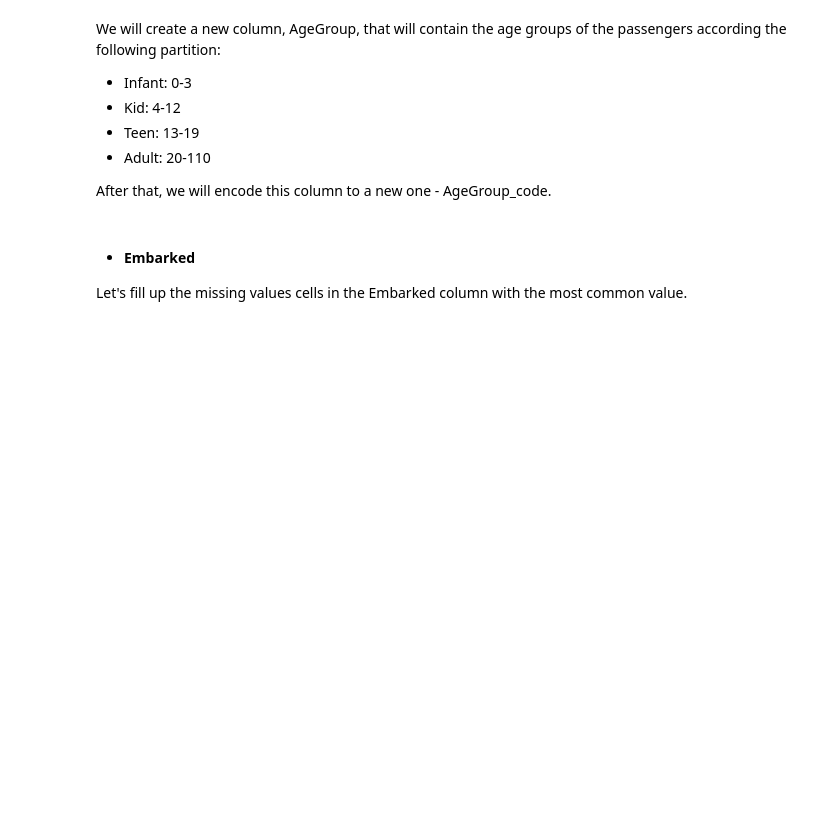
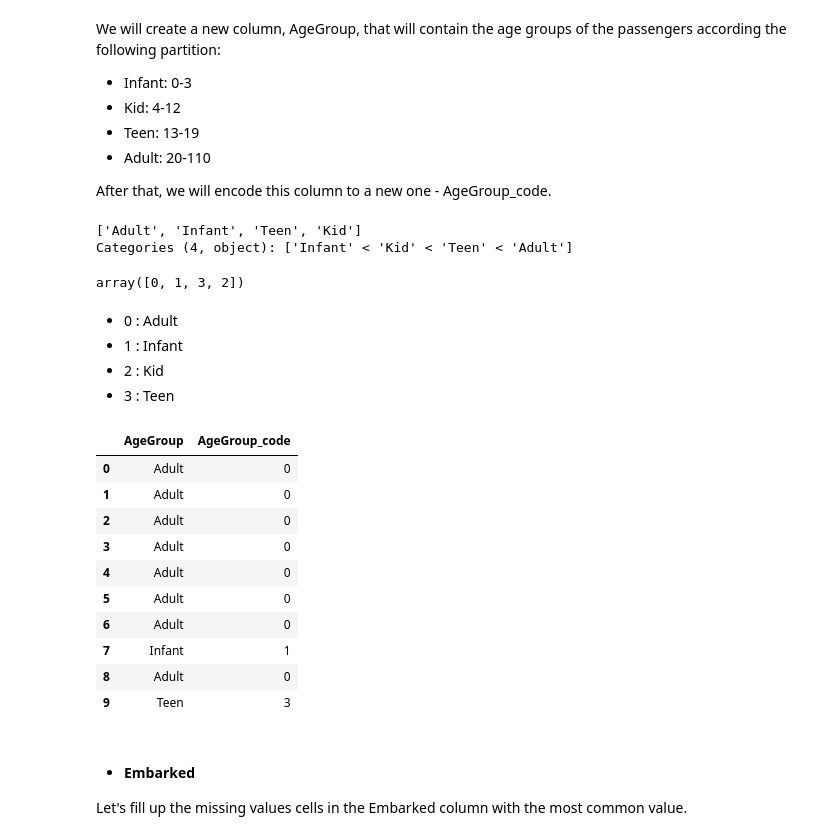
Before and after one commit to NoamRI/Titanic-Kaggle-Competiton, a Jupyter notebook: titanic.ipynb, the cells around one changed output. Drawn from its saved outputs; the diff is of its cells as text; code cells hidden in the pictures; blank space fills up the shorter version.

```diff
--- a/titanic.ipynb
+++ b/titanic.ipynb
@@ -156,3 +165,31 @@ test_data['AgeGroup_code'] = all_data['Age'][891:]
+# %%
+all_data.AgeGroup.unique()
+# %% [output]
+['Adult', 'Infant', 'Teen', 'Kid']
+Categories (4, object): ['Infant' < 'Kid' < 'Teen' < 'Adult']
+# %%
+all_data.AgeGroup_code.unique()
+# %% [output]
+array([0, 1, 3, 2])
+# %% [markdown]
+- 0 : Adult
+- 1 : Infant
+- 2 : Kid
+- 3 : Teen
+# %%
+all_data[['AgeGroup', 'AgeGroup_code']].head(10)
+# %% [output]
+|  | AgeGroup | AgeGroup_code |
+| 0 | Adult | 0 |
+| 1 | Adult | 0 |
+| 2 | Adult | 0 |
+| 3 | Adult | 0 |
+| 4 | Adult | 0 |
+| 5 | Adult | 0 |
+| 6 | Adult | 0 |
+| 7 | Infant | 1 |
+| 8 | Adult | 0 |
+| 9 | Teen | 3 |
 # %% [markdown]
 * #### **Embarked**
 Let's fill up the missing values cells in the Embarked column with the most common value.
```
Also changed, not shown: parts of 91 cells of this notebook.
